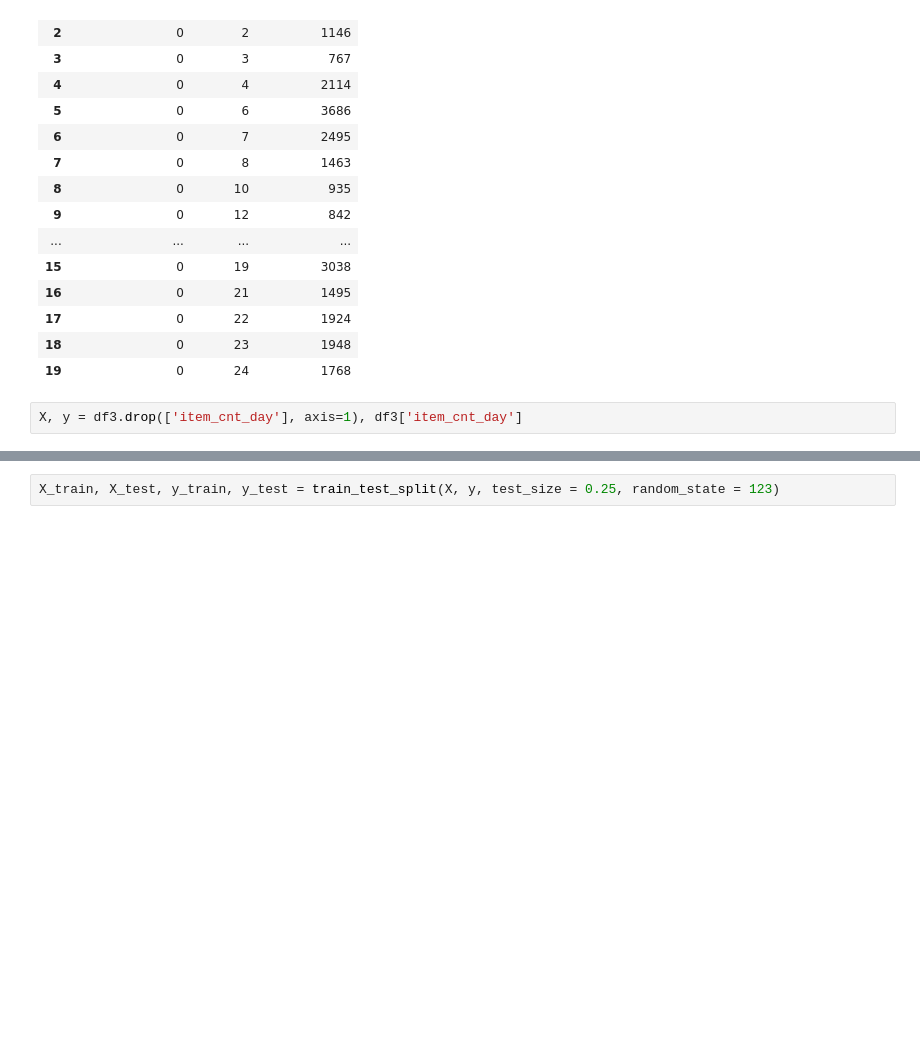
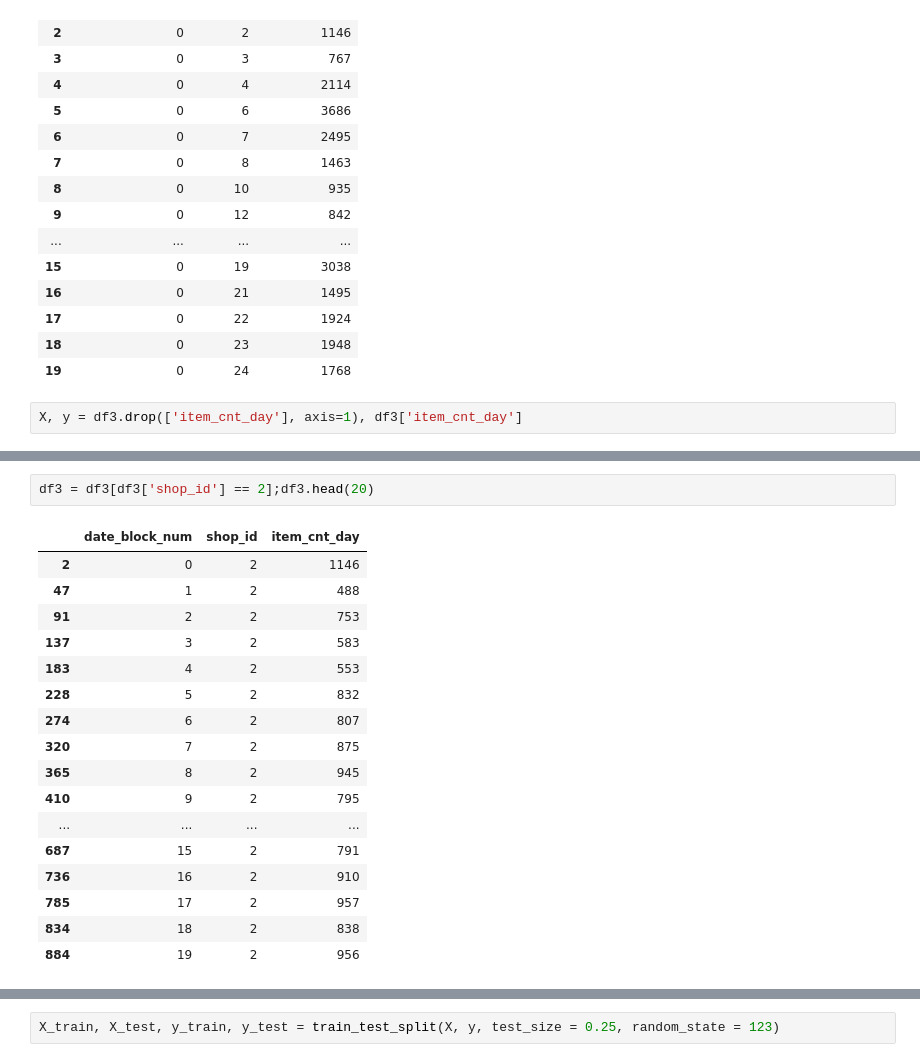
Before and after one commit to jguzman94/capstone-project, a Jupyter notebook: caps_1.ipynb, the cells around one changed output, grey strips where cells are left out. Saved outputs shown, nothing was run; the diff lists cells and outputs as text; blank space fills up the shorter version.

```diff
--- a/caps_1.ipynb
+++ b/caps_1.ipynb
@@ -146,0 +177,20 @@ X, y = df3.drop(['item_cnt_day'], axis=1), df3['item_cnt_day']
+# %%
+df3 = df3[df3['shop_id'] == 2];df3.head(20)
+# %% [output]
+|  | date_block_num | shop_id | item_cnt_day |
+| 2 | 0 | 2 | 1146 |
+| 47 | 1 | 2 | 488 |
+| 91 | 2 | 2 | 753 |
+| 137 | 3 | 2 | 583 |
+| 183 | 4 | 2 | 553 |
+| 228 | 5 | 2 | 832 |
+| 274 | 6 | 2 | 807 |
+| 320 | 7 | 2 | 875 |
+| 365 | 8 | 2 | 945 |
+| 410 | 9 | 2 | 795 |
+| ... | ... | ... | ... |
+| 687 | 15 | 2 | 791 |
+| 736 | 16 | 2 | 910 |
+| 785 | 17 | 2 | 957 |
+| 834 | 18 | 2 | 838 |
+| 884 | 19 | 2 | 956 |
```
Also changed, not shown: parts of 12 cells of this notebook.
